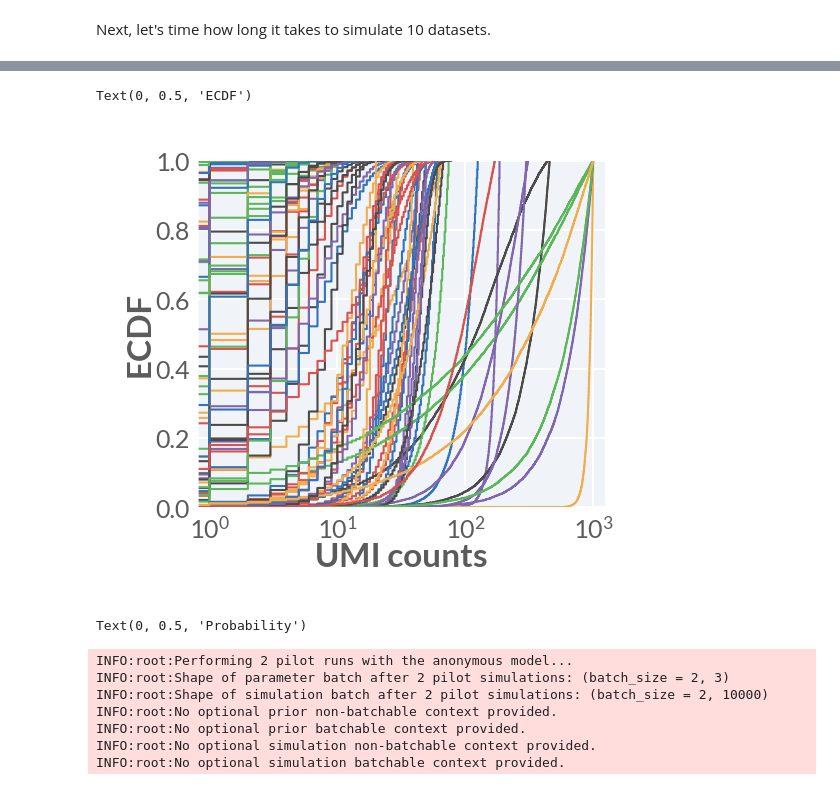
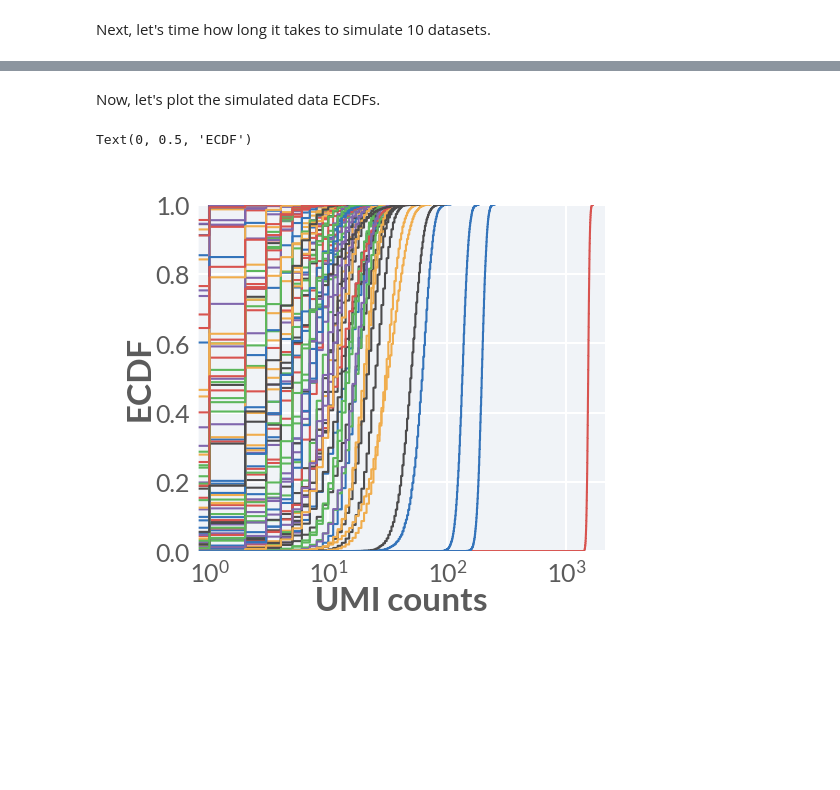
Before and after one commit to mrazomej/scribe, a Jupyter notebook: sandbox/two-state_bayesflow.ipynb, the cells around one changed output, grey strips where cells are left out. Drawn from its saved outputs; the diff is of its cells as text; code cells hidden in the pictures; blank space fills up the shorter version.

```diff
--- a/sandbox/two-state_bayesflow.ipynb
+++ b/sandbox/two-state_bayesflow.ipynb
@@ -260,17 +261,19 @@ Wall time: 51.4 s
+# %% [markdown]
+Now, let's plot the simulated data ECDFs.
 # %%
 # Initialize figure
 fig, ax = plt.subplots(1, 1, figsize=(1.75, 1.5))
 
 # Loop through the draws and plot the data
 for m in range(n_draws):
-    sns.ecdfplot(model_draws["sim_data"][m, :], ax=ax)
+    sns.ecdfplot(model_draws["sim_data"][m, :, :].flatten(), ax=ax)
 
 # Set x-axis to log scale
 ax.set_xscale("log")
 
 # Label axis
 ax.set_xlabel("UMI counts")
 ax.set_ylabel("ECDF")
 # %% [output]
 Text(0, 0.5, 'ECDF')
-[figure, old version]
+[figure, new version]
@@ -341,20 +279,0 @@ def adaptive_m_range(k_on, k_off, r, gm=1, tol=1e-5, max_m=1000, step=10):
-# %%
-# Define parameters
-k_on = 4.0
-k_off = 18.0
-r_m = 103
-
-# Adaptively determine the range of mRNA copy numbers
-m_range = adaptive_m_range(k_on, k_off, r_m)
-
-# Initialize figure
-fig, ax = plt.subplots(1, 1, figsize=(1.75, 1.5))
-
-# Plot the probability
-ax.step(m_range[0], np.exp(m_range[1]))
-
-# Label axis
-ax.set_xlabel("mRNA copy number")
-ax.set_ylabel("Probability")
-# %% [output]
-Text(0, 0.5, 'Probability')
@@ -421,14 +279,0 @@ def adaptive_likelihood_fn(params, n_obs=10_000, tol=1e-5, max_m=1000, step=10):
-# %%
-# Define Likelihood simulator function for BayesFlow
-simulator = bf.simulation.Simulator(simulator_fun=adaptive_likelihood_fn)
-
-# Build generative model
-model = bf.simulation.GenerativeModel(prior, simulator)
-# %% [output]
-INFO:root:Performing 2 pilot runs with the anonymous model...
-INFO:root:Shape of parameter batch after 2 pilot simulations: (batch_size = 2, 3)
-INFO:root:Shape of simulation batch after 2 pilot simulations: (batch_size = 2, 10000)
-INFO:root:No optional prior non-batchable context provided.
-INFO:root:No optional prior batchable context provided.
-INFO:root:No optional simulation non-batchable context provided.
-INFO:root:No optional simulation batchable context provided.
```
Also changed, not shown: parts of 45 cells of this notebook.
